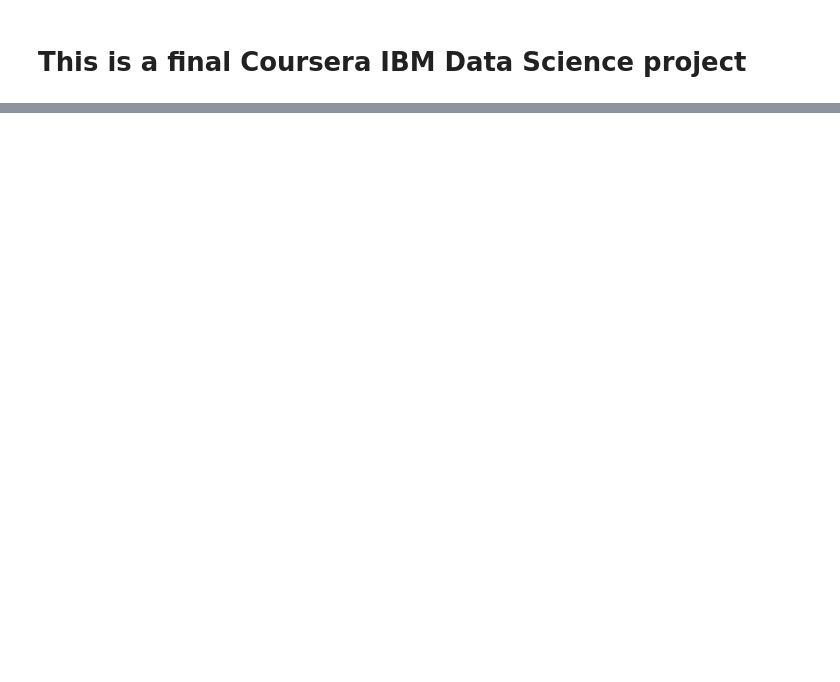
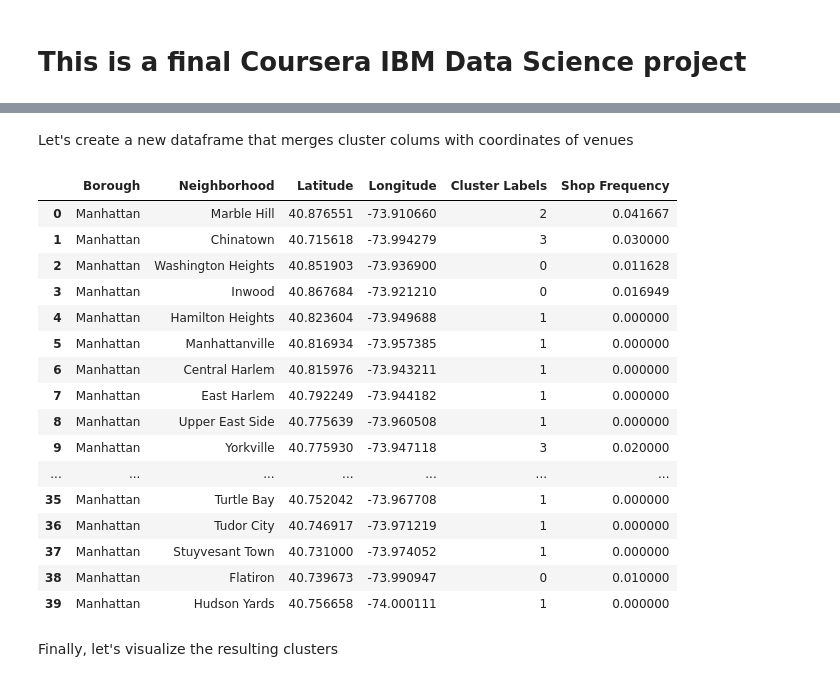
Before and after one commit to dmytro-prokopenko/Coursera_IBM_DS_Capstone, a Jupyter notebook: Coursera IBM DS final project.ipynb, the cells around one changed output, grey strips where cells are left out. Saved outputs shown, nothing was run; the diff lists cells and outputs as text; code cells hidden in the pictures; blank space fills up the shorter version.

```diff
--- a/Coursera IBM DS final project.ipynb
+++ b/Coursera IBM DS final project.ipynb
@@ -19,0 +485,12 @@ Hello Capstone Project Course!
+# %%
+# one hot encoding
+manhattan_onehot = pd.get_dummies(manhattan_venues[['Venue Category']], prefix="", prefix_sep="")
+
+# add neighborhood column back to dataframe
+manhattan_onehot['Neighborhood'] = manhattan_venues['Neighborhood']
+
+# move neighborhood column to the first column
+fixed_columns = [manhattan_onehot.columns[-1]] + list(manhattan_onehot.columns[:-1])
+manhattan_onehot = manhattan_onehot[fixed_columns]
+
+manhattan_onehot.head()
@@ -19,0 +512,3 @@ Hello Capstone Project Course!
+# %%
+manhattan_grouped = manhattan_onehot.groupby('Neighborhood')['Ice Cream Shop'].mean().reset_index()
+manhattan_grouped.head()
@@ -19,0 +563,32 @@ Hello Capstone Project Course!
+# %% [markdown]
+Let's create a new dataframe that merges cluster colums with coordinates of venues
+# %%
+# add clustering labels
+manhattan_grouped.insert(0, 'Cluster Labels', kmeans.labels_)
+
+manhattan_merged = manhattan_data
+
+#merge manhattan data with manhattan_venues to add latitude/longitude for each neighborhood
+manhattan_merged = manhattan_merged.join(manhattan_grouped.set_index('Neighborhood'), on='Neighborhood')
+
+manhattan_merged.rename(columns={'Ice Cream Shop': 'Shop Frequency'})
+# %% [output]
+|  | Borough | Neighborhood | Latitude | Longitude | Cluster Labels | Shop Frequency |
+| 0 | Manhattan | Marble Hill | 40.876551 | -73.910660 | 2 | 0.041667 |
+| 1 | Manhattan | Chinatown | 40.715618 | -73.994279 | 3 | 0.030000 |
+| 2 | Manhattan | Washington Heights | 40.851903 | -73.936900 | 0 | 0.011628 |
+| 3 | Manhattan | Inwood | 40.867684 | -73.921210 | 0 | 0.016949 |
+| 4 | Manhattan | Hamilton Heights | 40.823604 | -73.949688 | 1 | 0.000000 |
+| 5 | Manhattan | Manhattanville | 40.816934 | -73.957385 | 1 | 0.000000 |
+| 6 | Manhattan | Central Harlem | 40.815976 | -73.943211 | 1 | 0.000000 |
+| 7 | Manhattan | East Harlem | 40.792249 | -73.944182 | 1 | 0.000000 |
+| 8 | Manhattan | Upper East Side | 40.775639 | -73.960508 | 1 | 0.000000 |
+| 9 | Manhattan | Yorkville | 40.775930 | -73.947118 | 3 | 0.020000 |
+| ... | ... | ... | ... | ... | ... | ... |
+| 35 | Manhattan | Turtle Bay | 40.752042 | -73.967708 | 1 | 0.000000 |
+| 36 | Manhattan | Tudor City | 40.746917 | -73.971219 | 1 | 0.000000 |
+| 37 | Manhattan | Stuyvesant Town | 40.731000 | -73.974052 | 1 | 0.000000 |
+| 38 | Manhattan | Flatiron | 40.739673 | -73.990947 | 0 | 0.010000 |
+| 39 | Manhattan | Hudson Yards | 40.756658 | -74.000111 | 1 | 0.000000 |
+# %% [markdown]
+Finally, let's visualize the resulting clusters
```
Also changed, not shown: parts of 74 cells of this notebook.
